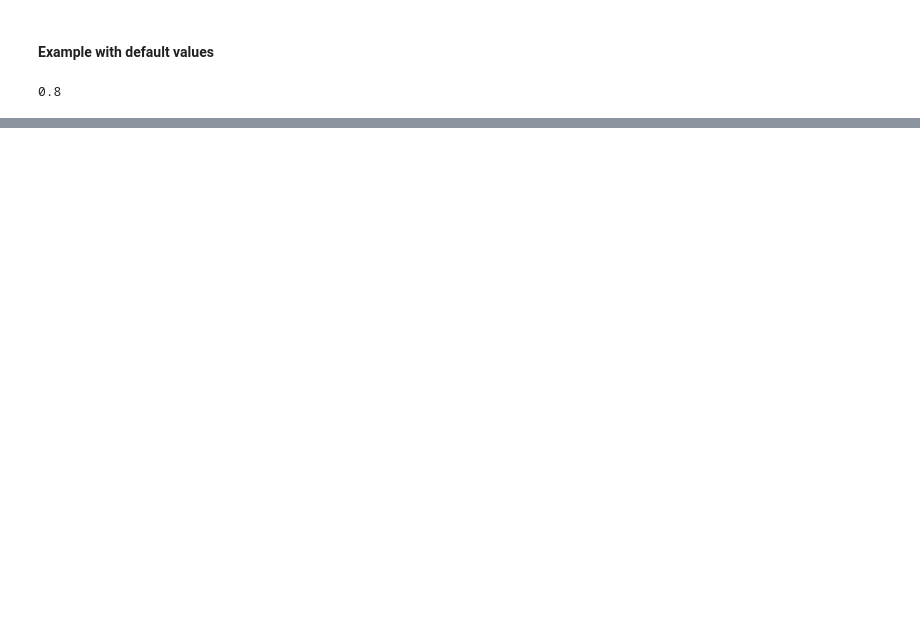
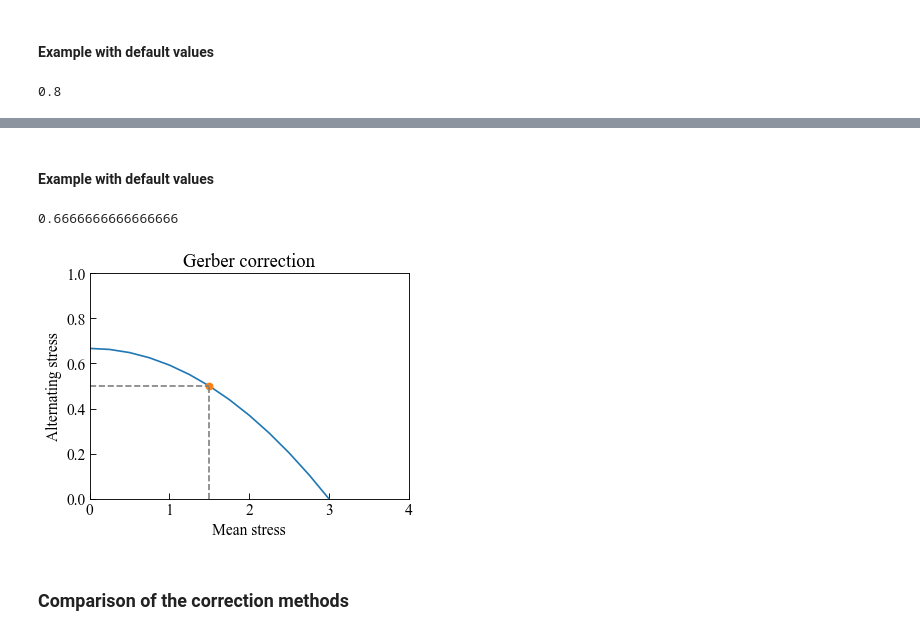
Before and after one commit to dpzhuX/ffpack, a Jupyter notebook: docs/source/moduleCookbook/lccMeanStressCorrection.ipynb, the cells around one changed output, grey strips where cells are left out. Cells and saved outputs as stored; diff of their text form; code cells hidden in the pictures; blank space fills up the shorter version.

```diff
--- a/docs/source/moduleCookbook/lccMeanStressCorrection.ipynb
+++ b/docs/source/moduleCookbook/lccMeanStressCorrection.ipynb
@@ -97,0 +227,45 @@ plt.show()
+# %% [markdown]
+#### Example with default values
+# %%
+stressRangeData = [ 1.0, 2.0 ]
+yieldStrength = 3.0
+
+gerberResult = gerberCorrection( stressRangeData, yieldStrength )
+# %%
+print( gerberResult )
+# %% [output]
+0.6666666666666666
+# %%
+fig, ax = plt.subplots()
+
+x = np.arange(0, yieldStrength + 0.25, 0.25)
+
+sigmaMean = np.mean(stressRangeData)
+sigmaAlt = (stressRangeData[1] - stressRangeData[0]) / 2
+def calculateSigmaAlt(mean):
+    rst = 1 - (mean / yieldStrength) ** 2
+    return rst * gerberResult
+
+y = [calculateSigmaAlt(mean) for mean in x]
+ax.plot( x, y, "-" )
+
+ax.tick_params( axis='x', direction="in", length=5 )
+ax.tick_params( axis='y', direction="in", length=5 )
+plt.xlim( left=0, right=4 )
+plt.ylim( bottom=0, top=1 )
+
+point = ( sigmaMean, sigmaAlt )
+ax.plot( point[0], point[1], "o" )
+ax.axvline( point[0], ymin=0, ymax=point[1]/1, linestyle='--', color='gray') # plot vertical line
+ax.axhline( point[1], xmin=0, xmax=point[0]/4, linestyle='--', color='gray') # plot horizontal line
+
+ax.set_xlabel( "Mean stress" )
+ax.set_ylabel( "Alternating stress" )
+ax.set_title( "Gerber correction" )
+
+plt.tight_layout()
+plt.show()
+# %% [output]
+[figure, added]
+# %% [markdown]
+### Comparison of the correction methods
```
Also changed, not shown: parts of 19 cells of this notebook, 3 other files.
